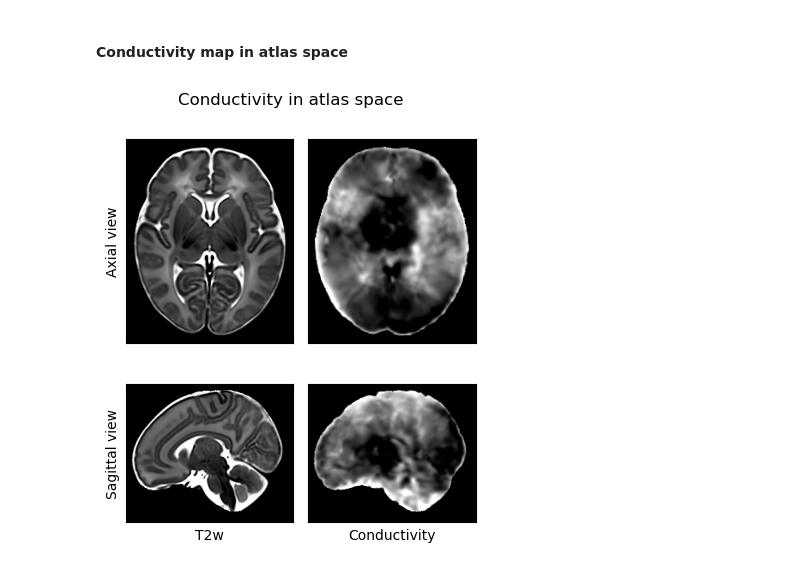
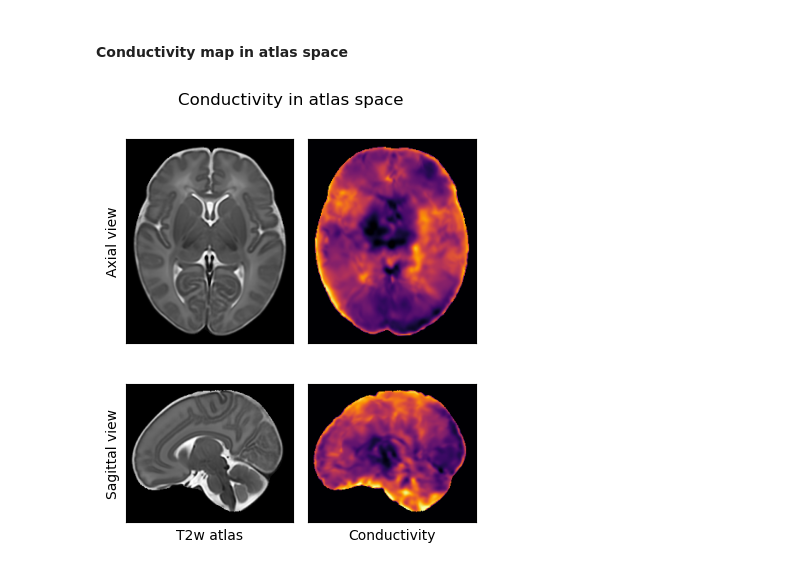
Before and after one commit to aboutill/nano-eptk, a Jupyter notebook: notebooks/processing_pipelines/tse_processing.ipynb, the cells around one changed output. Cells and saved outputs as stored; diff of their text form; code cells hidden in the pictures.

```diff
--- a/notebooks/processing_pipelines/tse_processing.ipynb
+++ b/notebooks/processing_pipelines/tse_processing.ipynb
@@ -495,18 +495,20 @@ mirtk_resample_image(
 # %%
 # Set file path
 plot_path = os.path.join(plot_dir, "tse_mopcr_in_atlas.png")
 mask_path = os.path.join(atlas_dir, "week40_mask.nii.gz")
 
 # Plotting
 covariates_plot(
     input_cov_paths=[atlas_path, sig_in_atlas_path],
-    input_cov_labels=["T2w", "Conductivity"],
+    input_cov_labels=["T2w atlas", "Conductivity"],
     input_mask_path=mask_path,
     output_plot_path=plot_path,
     view_info={"axial": { "slice_index": 98}, "sagittal": {"slice_index": 107}},
+    ep_cmap=[[None, None], ["inferno", "inferno"]],
+    ep_clim=[[[0.0, 95.0], [0.0, 95.0]], [[0.6, 2.2], [0.6, 2.2]]],
     figsize=(4, 5),
     title="Conductivity in atlas space",
     save_imageio=True,
 )
 # %% [output]
-[figure, old version]
+[figure, new version]
```
Also changed, not shown: 5 other files.
